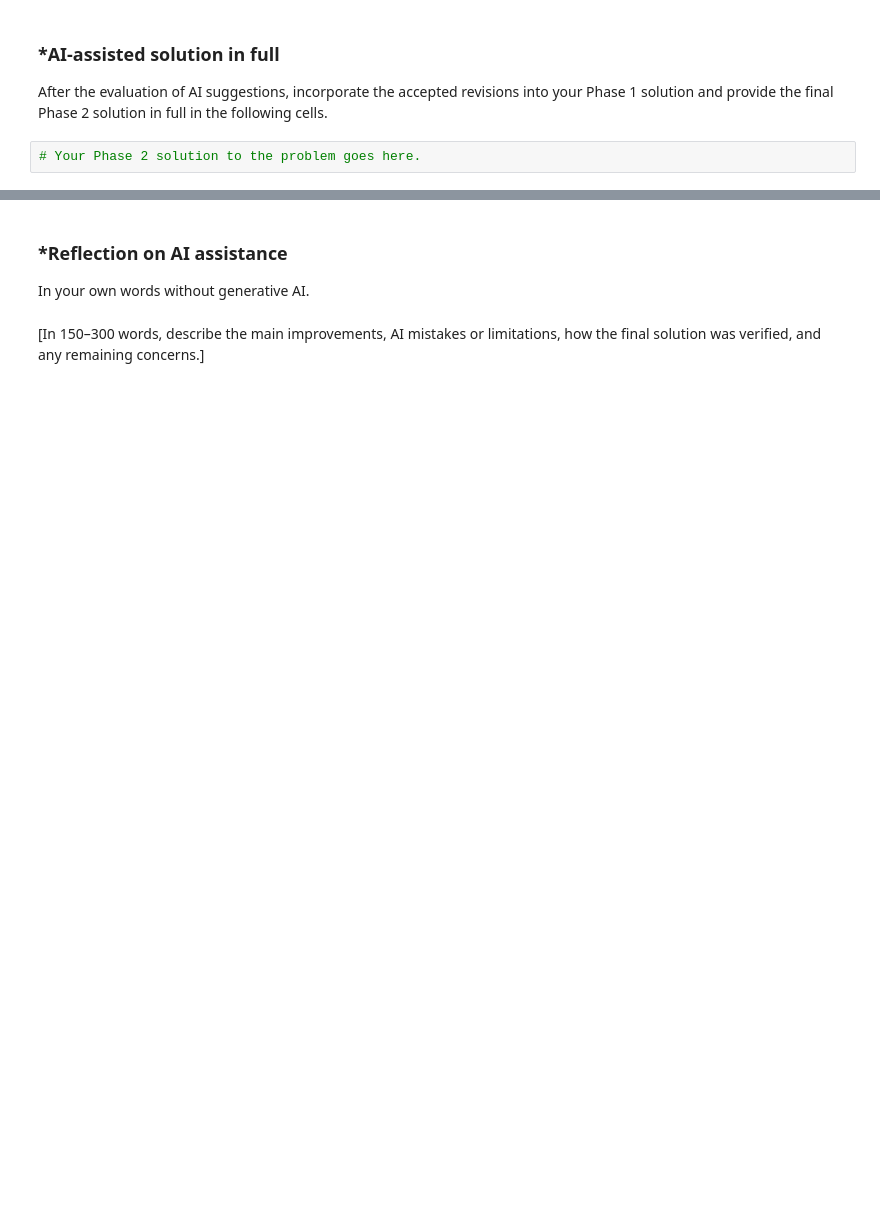
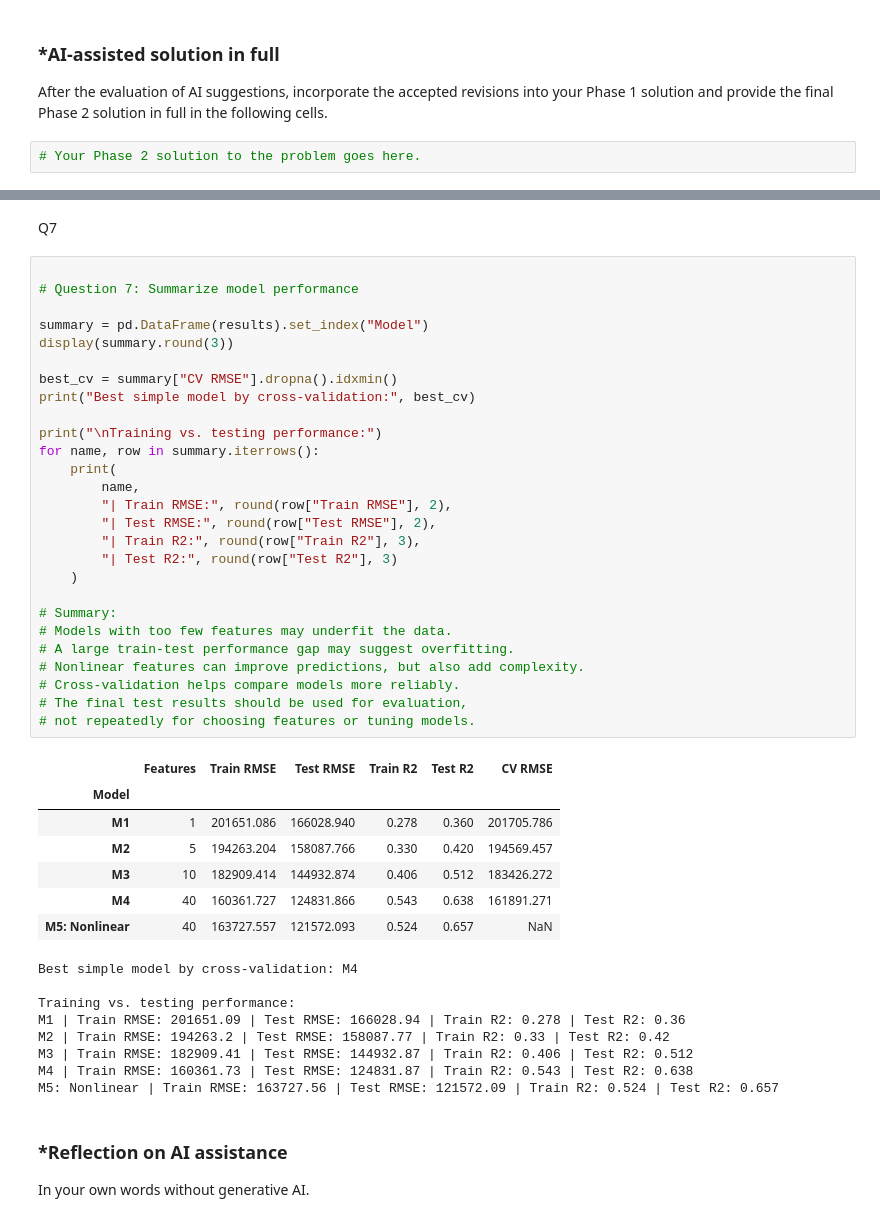
Before and after one commit to YafetG3/L02-hedonic-pricing, a Jupyter notebook: L02_hedonic_pricing.ipynb, the cells around one changed output, grey strips where cells are left out. Cells and saved outputs as stored; diff of their text form; blank space fills up the shorter version.

```diff
--- a/L02_hedonic_pricing.ipynb
+++ b/L02_hedonic_pricing.ipynb
@@ -396,5 +805,48 @@ After the evaluation of AI suggestions, incorporate the accepted revisions into
+# %% [markdown]
+Q7
+# %%
+
+# Question 7: Summarize model performance
+
+summary = pd.DataFrame(results).set_index("Model")
+display(summary.round(3))
+
+best_cv = summary["CV RMSE"].dropna().idxmin()
+print("Best simple model by cross-validation:", best_cv)
+
+print("\nTraining vs. testing performance:")
+for name, row in summary.iterrows():
+    print(
+        name,
+        "| Train RMSE:", round(row["Train RMSE"], 2),
+        "| Test RMSE:", round(row["Test RMSE"], 2),
+        "| Train R2:", round(row["Train R2"], 3),
+        "| Test R2:", round(row["Test R2"], 3)
+    )
+
+# Summary:
+# Models with too few features may underfit the data.
+# A large train-test performance gap may suggest overfitting.
+# Nonlinear features can improve predictions, but also add complexity.
+# Cross-validation helps compare models more reliably.
+# The final test results should be used for evaluation,
+# not repeatedly for choosing features or tuning models.
+# %% [output]
+|  | Features | Train RMSE | Test RMSE | Train R2 | Test R2 | CV RMSE |
+| Model |  |  |  |  |  |  |
+| M1 | 1 | 201651.086 | 166028.940 | 0.278 | 0.360 | 201705.786 |
+| M2 | 5 | 194263.204 | 158087.766 | 0.330 | 0.420 | 194569.457 |
+| M3 | 10 | 182909.414 | 144932.874 | 0.406 | 0.512 | 183426.272 |
+| M4 | 40 | 160361.727 | 124831.866 | 0.543 | 0.638 | 161891.271 |
+| M5: Nonlinear | 40 | 163727.557 | 121572.093 | 0.524 | 0.657 | NaN |
+Best simple model by cross-validation: M4
+
+Training vs. testing performance:
+M1 | Train RMSE: 201651.09 | Test RMSE: 166028.94 | Train R2: 0.278 | Test R2: 0.36
+M2 | Train RMSE: 194263.2 | Test RMSE: 158087.77 | Train R2: 0.33 | Test R2: 0.42
+M3 | Train RMSE: 182909.41 | Test RMSE: 144932.87 | Train R2: 0.406 | Test R2: 0.512
+M4 | Train RMSE: 160361.73 | Test RMSE: 124831.87 | Train R2: 0.543 | Test R2: 0.638
+M5: Nonlinear | Train RMSE: 163727.56 | Test RMSE: 121572.09 | Train R2: 0.524 | Test R2: 0.657
 # %% [markdown]
 ### *Reflection on AI assistance
 In your own words without generative AI.
-# %% [markdown]
-[In 150–300 words, describe the main improvements, AI mistakes or limitations, how the final solution was verified, and any remaining concerns.]
```
Also changed, not shown: parts of 21 cells of this notebook.
